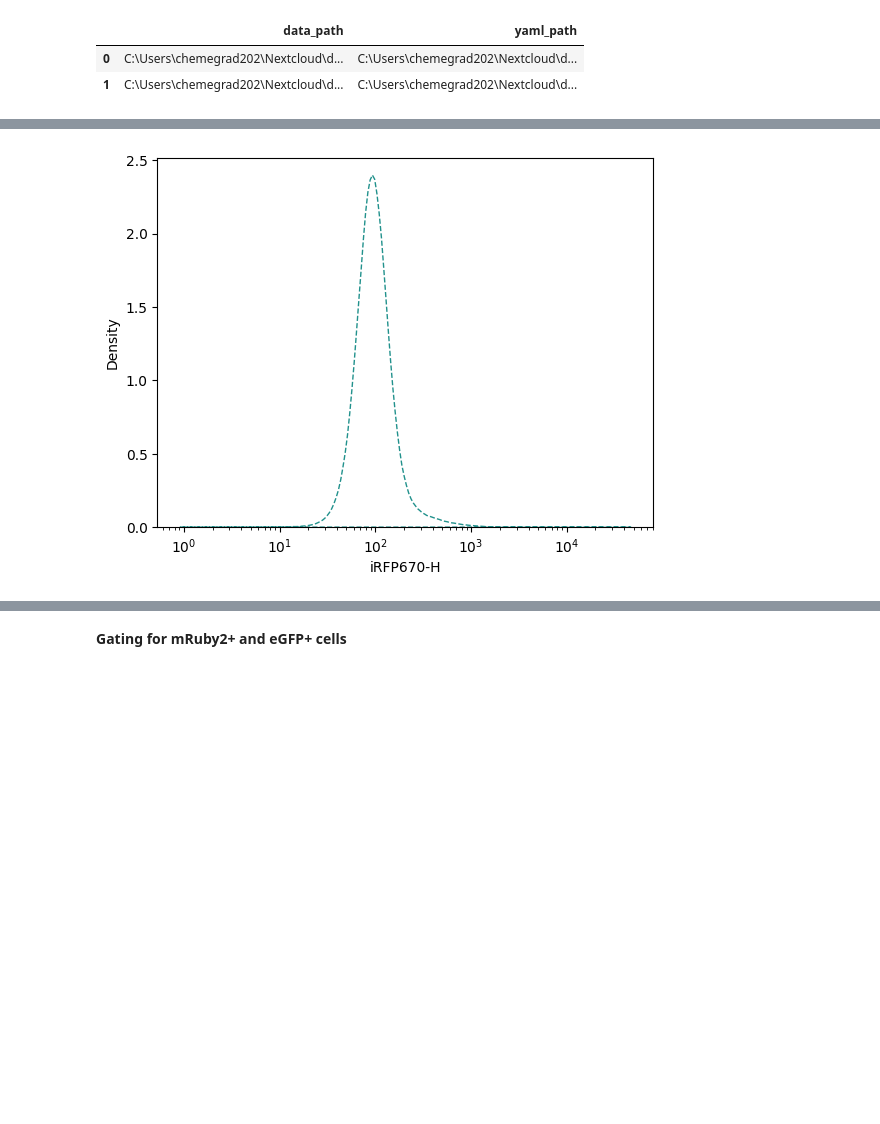
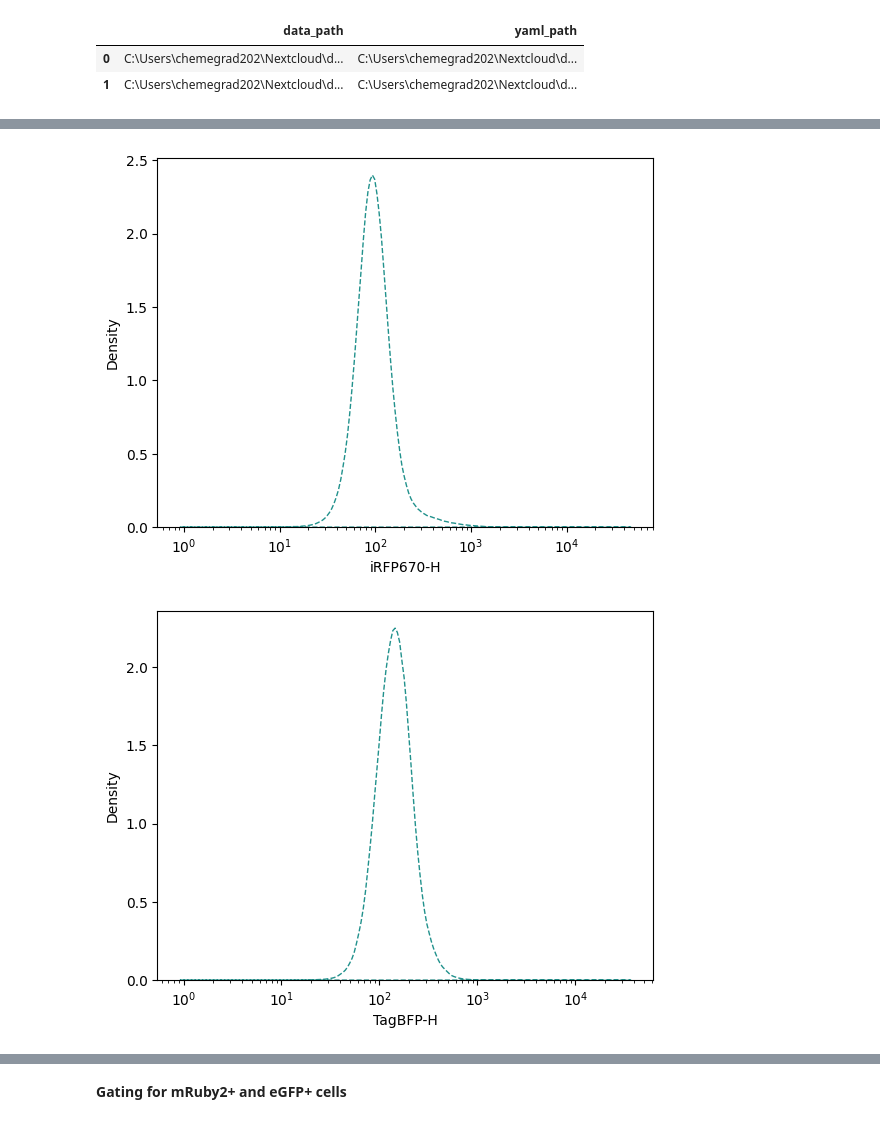
Before and after one commit to GallowayLabMIT/dasit_manuscript, a Jupyter notebook: Figure_2/Figure_2_fluorescent_selectivity_lenti.ipynb, the cells around one changed output, grey strips where cells are left out. Saved outputs shown, nothing was run; the diff lists cells and outputs as text; code cells hidden in the pictures; blank space fills up the shorter version.

```diff
--- a/Figure_2/Figure_2_fluorescent_selectivity_lenti.ipynb
+++ b/Figure_2/Figure_2_fluorescent_selectivity_lenti.ipynb
@@ -83,13 +83,14 @@ display(data)
 # %%
-parameters = np.array(['mGL-H', 'mRuby2-H', 'iRFP670-H'])
+parameters = np.array(['mGL-H', 'mRuby2-H', 'iRFP670-H', 'TagBFP-H'])
 for param in parameters:
     untransfected = data[(data['reporter'] == 'Untransfected')& (data[param] > 0)]
     g = plt.figure()
     sns.kdeplot(untransfected, x=param,hue='reporter',log_scale=True,legend=False,fill=True,common_norm=False,palette='viridis', alpha = 0, linestyle = '--')
 # %% [output]
 [figure]
 [figure]
 [figure]
+[figure, added]
 # %%
 # Or use the percentile gating
 iRFP_gate_quantile = untransfected['iRFP670-H'].quantile(0.99)
```
Also changed, not shown: parts of 11 cells of this notebook, 7 other files.
